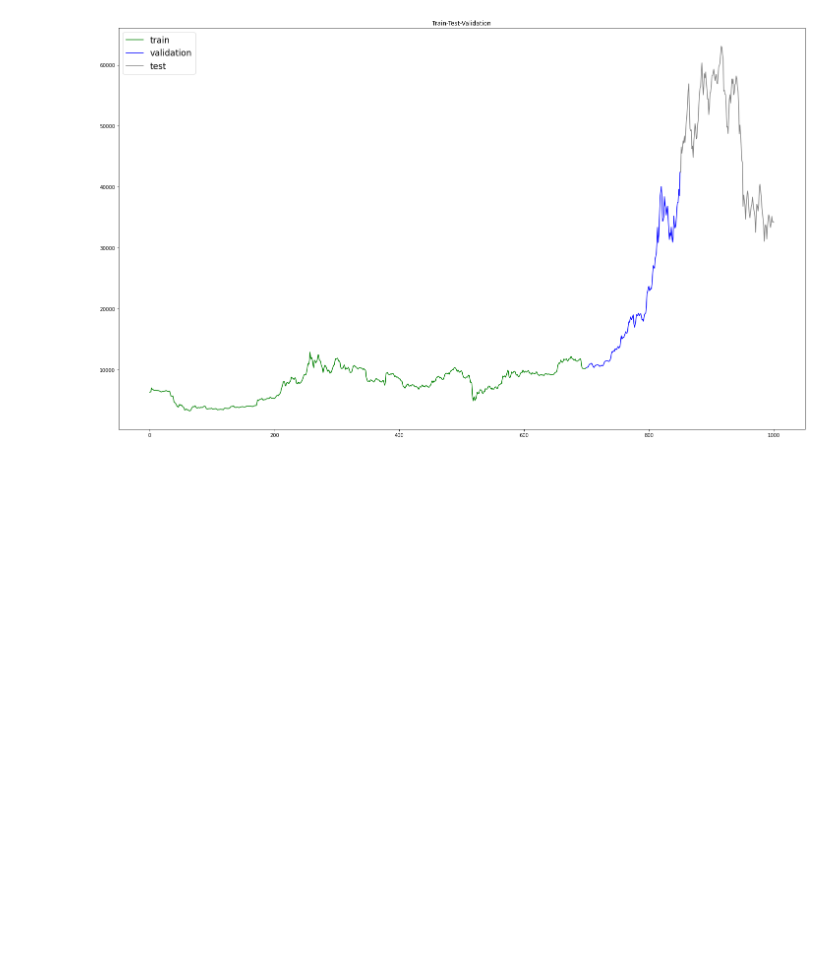
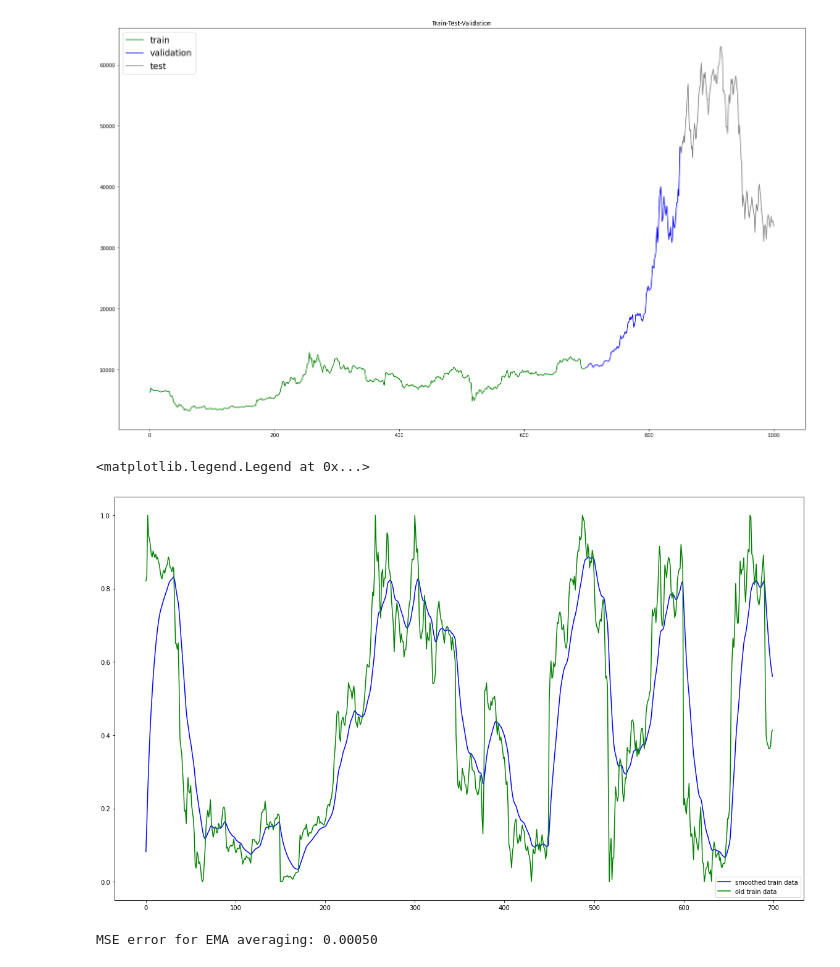
Before and after one commit to emrullahozkilinc/machine-learning, a Jupyter notebook: lstm_btc_pred.ipynb, the cells around one changed output. Saved outputs shown, nothing was run; the diff lists cells and outputs as text; code cells hidden in the pictures; blank space fills up the shorter version.

```diff
--- a/lstm_btc_pred.ipynb
+++ b/lstm_btc_pred.ipynb
@@ -78,3 +78,50 @@ for z in range(0,600,frame_size):
 
 scaler.fit(train[z+frame_size:,:])
 train[z+frame_size:,:] = scaler.transform(train[z+frame_size:,:])
+# %%
+train = train.reshape(-1)
+validation = scaler.transform(validation).reshape(-1)
+test = scaler.transform(test).reshape(-1)
+# %%
+train_copy = train.copy()
+
+EMA = 0.0
+gamma = 0.1
+
+for z in range(700):
+  EMA = gamma*train[z] + (1-gamma)*EMA
+  train[z] = EMA
+
+all_mid_data = np.concatenate([train,validation,test],axis=0)
+# %%
+plt.figure(figsize=(20,12))
+plt.plot(train, color='blue', label='smoothed train data')
+plt.plot(train_copy, color='green', label ='old train data')
+plt.legend()
+# %% [output]
+<matplotlib.legend.Legend at 0x...>
+[figure, added]
+# %%
+window_size = 100
+N = train.size
+
+run_avg_predictions = []
+run_avg_x = []
+
+mse_errors = []
+
+running_mean = 0.0
+run_avg_predictions.append(running_mean)
+
+decay = 0.5
+
+for pred_idx in range(1,N):
+
+    running_mean = running_mean*decay + (1.0-decay)*train[pred_idx-1]
+    run_avg_predictions.append(running_mean)
+    mse_errors.append((run_avg_predictions[-1]-train[pred_idx])**2)
+    run_avg_x.append(date)
+
+print('MSE error for EMA averaging: %.5f'%(0.5*np.mean(mse_errors)))
+# %% [output]
+MSE error for EMA averaging: 0.00050
```
Also changed, not shown: parts of 1 cell of this notebook.
